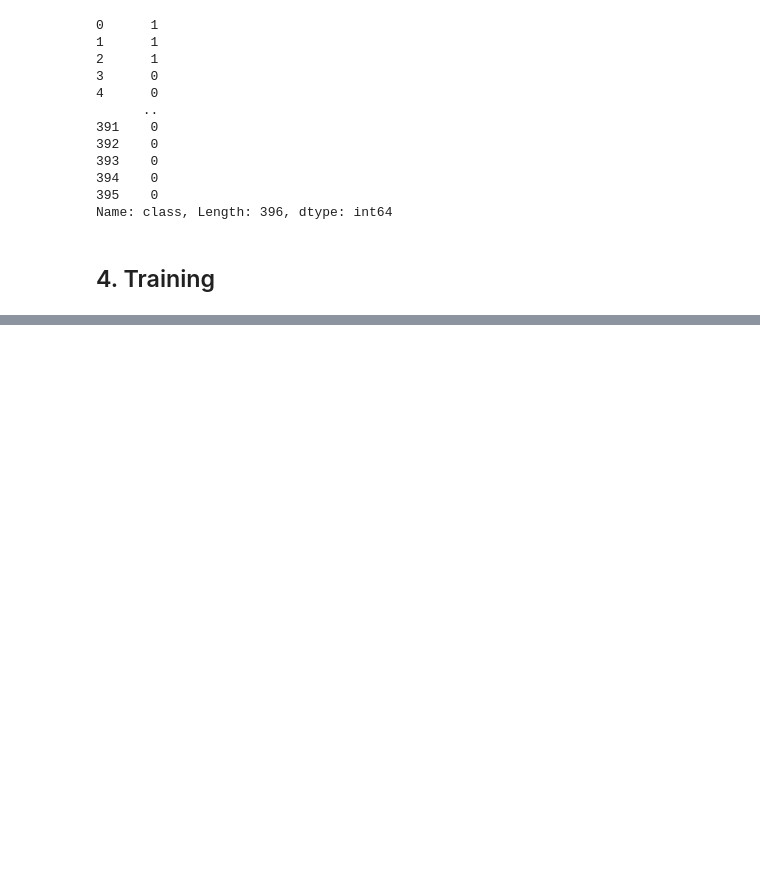
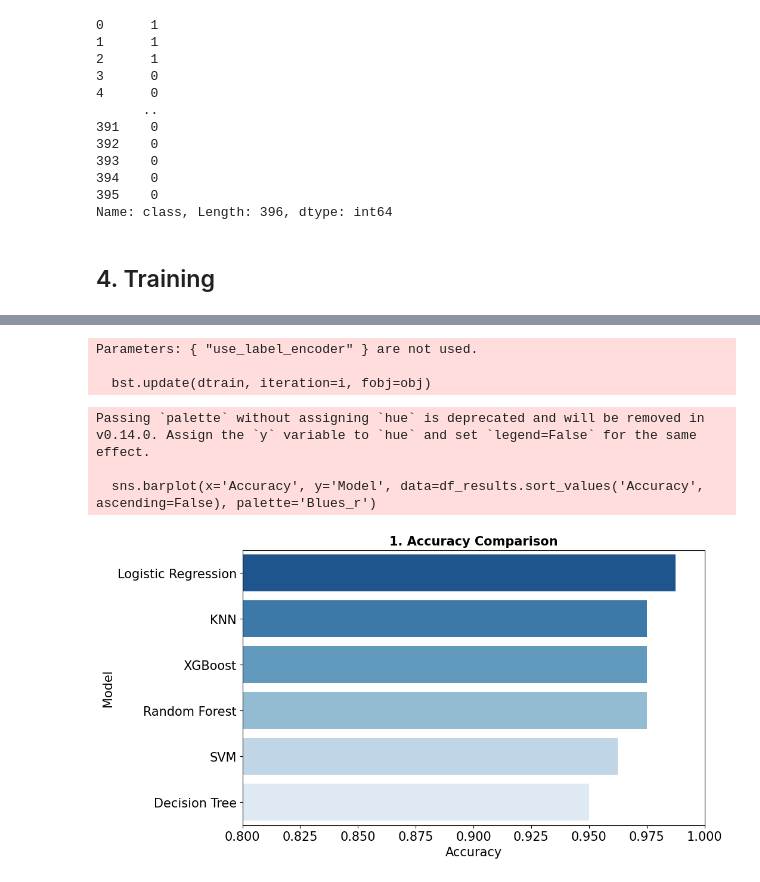
Before and after one commit to khoatran18/project_1_hust, a Jupyter notebook: src/advanced_preprocess_train.ipynb, the cells around one changed output, grey strips where cells are left out. Cells and saved outputs as stored; diff of their text form; code cells hidden in the pictures; blank space fills up the shorter version.

Commit message:
feat: add diagram for result

```diff
--- a/src/advanced_preprocess_train.ipynb
+++ b/src/advanced_preprocess_train.ipynb
@@ -420,12 +435,12 @@ models = {
     "Random Forest": RandomForestClassifier(
         n_estimators=300,
         max_depth=5,
-        random_state=42
+        random_state=42,
     ),
     "XGBoost": XGBClassifier(
         use_label_encoder=False,
         eval_metric="logloss",
         random_state=42,
-    ),
+       ),
 }
 # %%
@@ -479,0 +473,39 @@ Parameters: { "use_label_encoder" } are not used.
+# %%
+
+
+import pandas as pd
+import matplotlib.pyplot as plt
+import seaborn as sns
+import numpy as np
+from sklearn.metrics import accuracy_score, precision_score, recall_score, f1_score, confusion_matrix
+from sklearn.model_selection import learning_curve
+
+results_list = []
+all_cms = {}
+for name, model in models.items():
+    model.fit(X_train, y_train)
+    y_pred = model.predict(X_test)
+    results_list.append({
+        "Model": name,
+        "Accuracy": accuracy_score(y_test, y_pred),
+        "Precision": precision_score(y_test, y_pred, average='weighted'),
+        "Recall": recall_score(y_test, y_pred, average='weighted'),
+        "F1-Score": f1_score(y_test, y_pred, average='weighted')
+    })
+    all_cms[name] = confusion_matrix(y_test, y_pred)
+df_results = pd.DataFrame(results_list)
+# %% [output]
+Parameters: { "use_label_encoder" } are not used.
+
+  bst.update(dtrain, iteration=i, fobj=obj)
+# %%
+plt.figure(figsize=(10, 6))
+sns.barplot(x='Accuracy', y='Model', data=df_results.sort_values('Accuracy', ascending=False), palette='Blues_r')
+plt.title('1. Accuracy Comparison', fontsize=15, fontweight='bold')
+plt.xlim(0.8, 1.0)
+plt.show()
+# %% [output]
+Passing `palette` without assigning `hue` is deprecated and will be removed in v0.14.0. Assign the `y` variable to `hue` and set `legend=False` for the same effect.
+
+  sns.barplot(x='Accuracy', y='Model', data=df_results.sort_values('Accuracy', ascending=False), palette='Blues_r')
+[figure, added]
```
Also changed, not shown: parts of 8 cells of this notebook, 7 other files.
